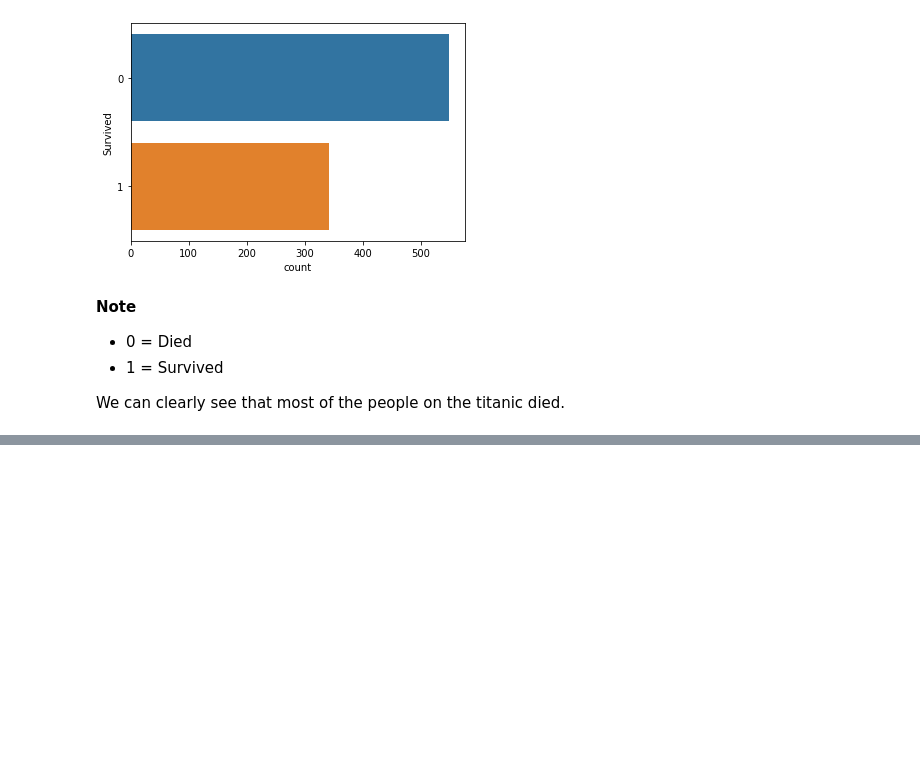
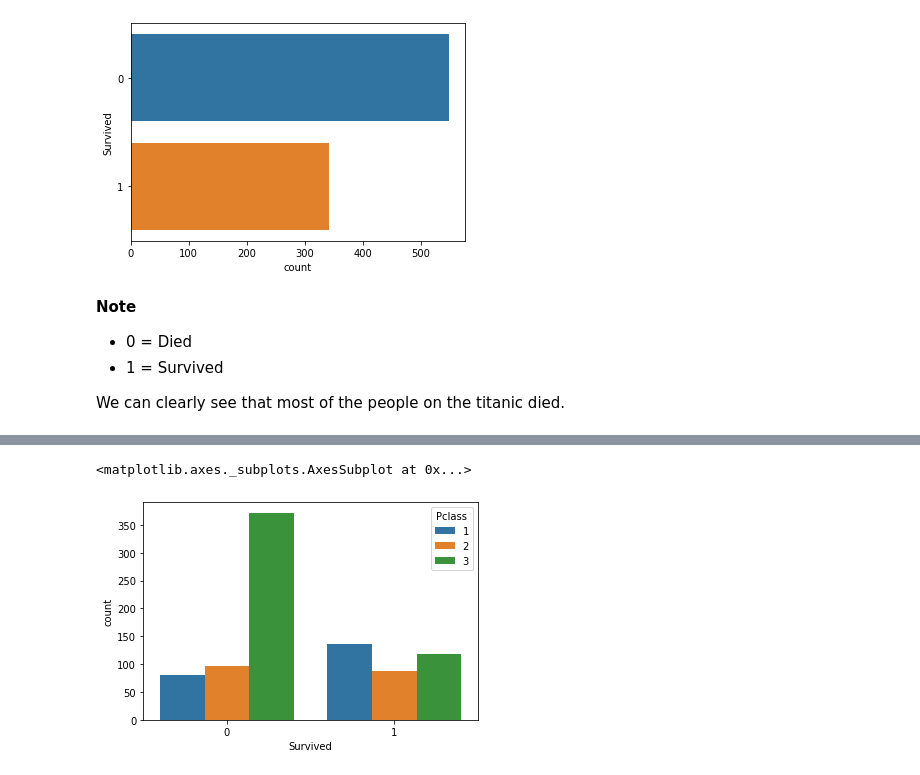
Before and after one commit to Ilroy/titanic_project, a Jupyter notebook: titanic_notebook.ipynb, the cells around one changed output, grey strips where cells are left out. Drawn from its saved outputs; the diff is of its cells as text; code cells hidden in the pictures; blank space fills up the shorter version.

Commit message:
finished visualization of all variable

```diff
--- a/titanic_notebook.ipynb
+++ b/titanic_notebook.ipynb
@@ -74,8 +74,8 @@ we are going to drop the PassengerId column as it will not ve necessary for our
 train_ids = train_df['PassengerId']
 test_ids = test_df['PassengerId']
 
-train_df.drop('PassengerId',axis=1,inplace = True)
-test_df.drop('PassengerId',axis=1,inplace= True)
+train_df.drop(['PassengerId','Name'],axis=1,inplace = True)
+test_df.drop(['PassengerId','Name'],axis=1,inplace= True)
 
 print(f"Training dataset new shape: {train_df.shape}")
 print(f"\nTest dataset new shape: {test_df.shape}")
@@ -108,0 +105,7 @@ Lets plot the rest of our variables with respect to "survived"
+# %%
+# Pclass survival
+
+sns.countplot(data=train_df,x='Survived',hue='Pclass')
+# %% [output]
+<matplotlib.axes._subplots.AxesSubplot at 0x...>
+[figure, added]
```
Also changed, not shown: parts of 9 cells of this notebook.
